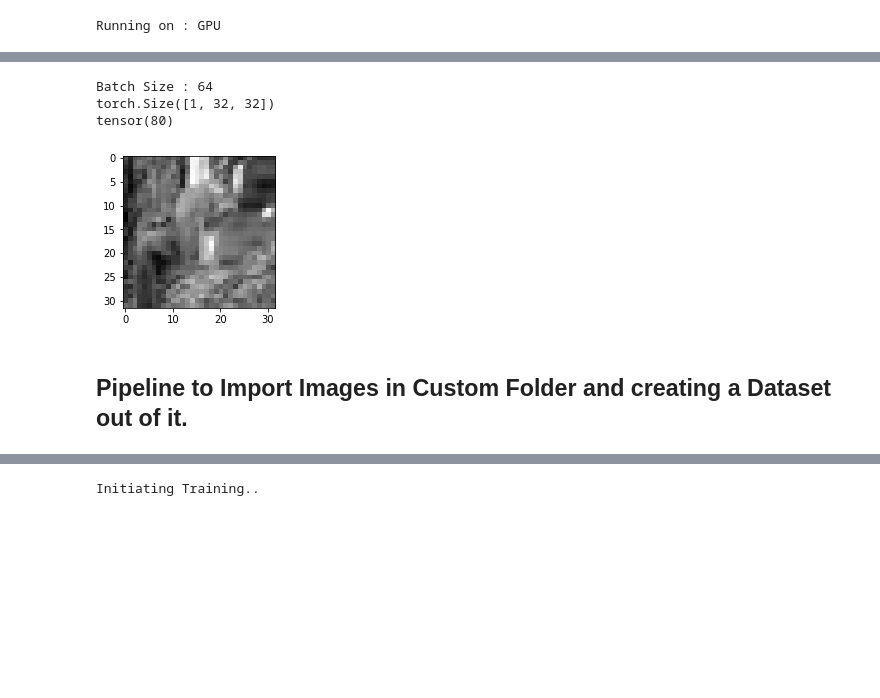
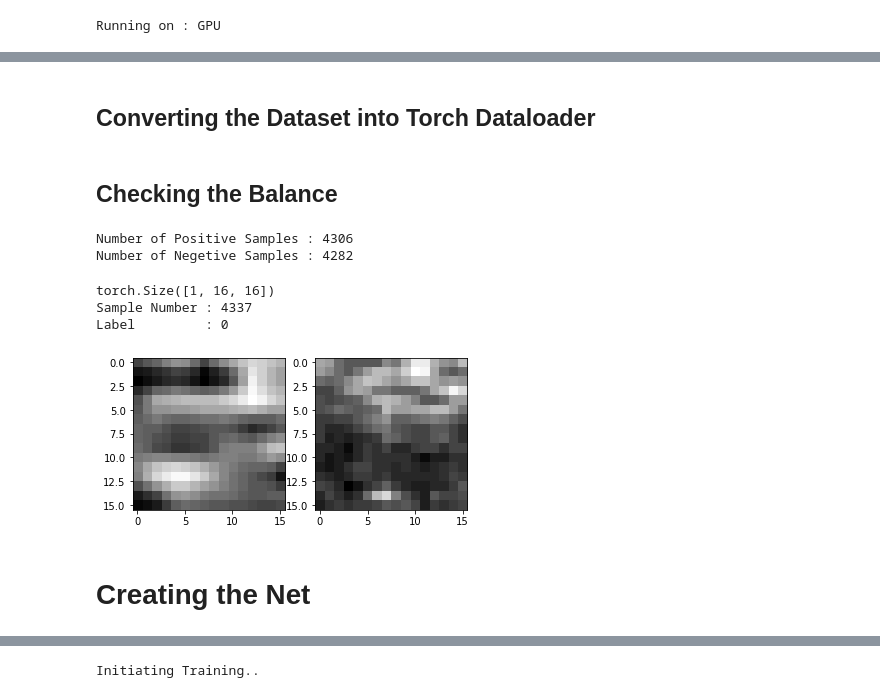
Before and after one commit to ParthikB/siamese, a Jupyter notebook: siamese_paper_v2.ipynb, the cells around one changed output, grey strips where cells are left out. Cells and saved outputs as stored; diff of their text form; code cells hidden in the pictures; blank space fills up the shorter version.

```diff
--- a/siamese_paper_v2.ipynb
+++ b/siamese_paper_v2.ipynb
@@ -46,23 +125,65 @@ Files already downloaded and verified
+# %% [markdown]
+## Converting the Dataset into Torch Dataloader
+# %%
+BATCH_SIZE = 1
+CLASSES    = 2
+
+TEST_PERCENT = 20
+
+upto = len(dataset)//TEST_PERCENT
+
+# Shuffling the Dataset
+random.shuffle(dataset)
+
+train_data = dataset[upto:]
+test_data  = dataset[:upto]
+
+# print(len(train_data), len(test_data))
+
+trainSet = torch.utils.data.DataLoader(train_data, batch_size=BATCH_SIZE, shuffle=False)
+testSet  = torch.utils.data.DataLoader(test_data,  batch_size=BATCH_SIZE, shuffle=False)
+# %% [markdown]
+## Checking the Balance
+# %%
+positive = 0
+
+for i, data in enumerate(trainSet.dataset):
+  label = data[1]
+  if label.item() == 1:
+    positive += 1
+
+
+print('Number of Positive Samples :', positive)
+print('Number of Negetive Samples :', len(trainSet.dataset)-positive)
+# %% [output]
+Number of Positive Samples : 4306
+Number of Negetive Samples : 4282
 # %%
-i = np.random.randint(BATCH_SIZE) # a random sample from the first batch
-for batch in trainSet:
-    print("Batch Size :", len(batch[0]))
-    # batch --> one batch containing BATCH_SIZE samples
-    x, y = batch[0][i], batch[1][i]
-    break
+i = np.random.randint(len(trainSet)) # a random sample from the first batch
 
-CHANNELS, DIM, DIM = x.shape
+d = trainSet.dataset
+
+img1, img2, label = d[i][0][0], d[i][0][1], d[i][1]
+
+CHANNELS, DIM, DIM = img1.shape
 TOTAL_PIXELS = DIM*DIM
-print(x.shape)
+print(img1.shape)
 
 plt.subplot(1, 2, 1)
-plt.imshow(x.view(DIM, DIM), cmap='gray') # Reshaping x from (1, DIM, DIM) --> (DIM, DIM)
-print(y)
+plt.imshow(img1.view(DIM, DIM), cmap='gray') # Reshaping x from (1, DIM, DIM) --> (DIM, DIM)
+
+plt.subplot(1, 2, 2)
+plt.imshow(img2.view(DIM, DIM), cmap='gray') # Reshaping x from (1, DIM, DIM) --> (DIM, DIM)
+
+print('Sample Number :', i)
+print('Label         :', label.item())
 # %% [output]
-Batch Size : 64
-torch.Size([1, 32, 32])
-tensor(80)
+torch.Size([1, 16, 16])
+Sample Number : 4337
+Label         : 0
-[figure, old version]
+[figure, new version]
+# %% [markdown]
+# Creating the Net
 # %%
 class Net(nn.Module):
   def __init__(self):
@@ -176,5 +301,3 @@ def test(net, test_set, find_accuracy=True):
     print(f'Test Accuracy : {round(accuracy, 2)} %')
 
   return accuracy, sm_log
-# %% [markdown]
-## Pipeline to Import Images in Custom Folder and creating a Dataset out of it.
```
Also changed, not shown: parts of 11 cells of this notebook.
